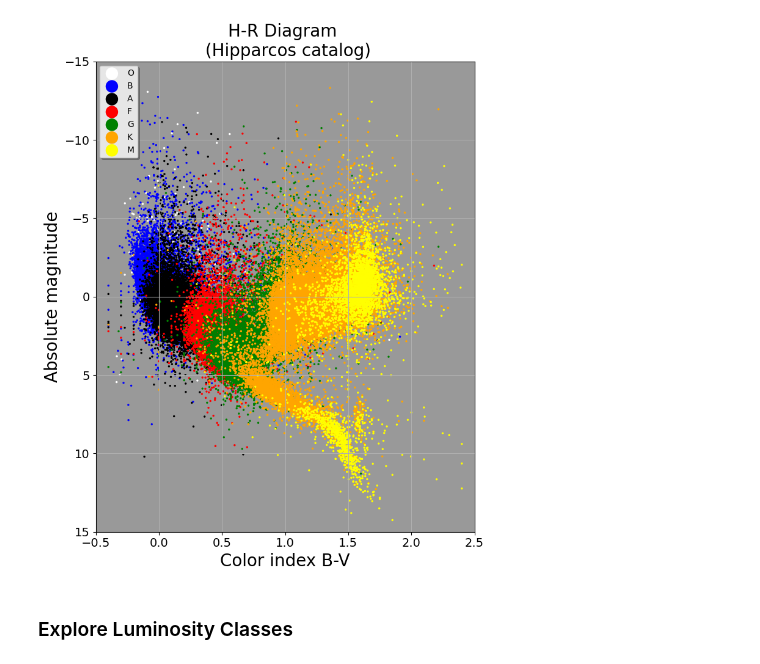
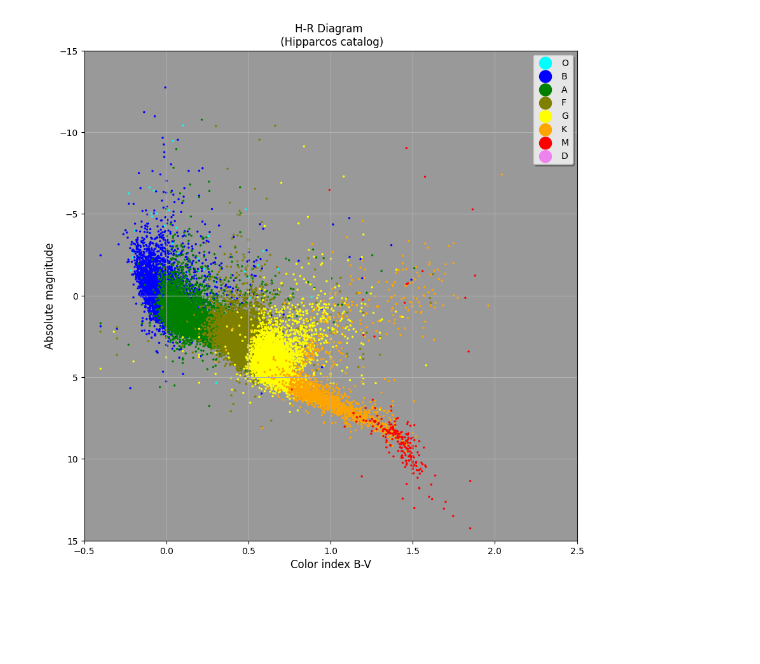
Before and after one commit to jeffrwatts/astronomy-notebooks, a Jupyter notebook: Hertzsprung-Russell.ipynb, the cells around one changed output. Saved outputs shown, nothing was run; the diff lists cells and outputs as text; code cells hidden in the pictures; blank space fills up the shorter version.

```diff
--- a/Hertzsprung-Russell.ipynb
+++ b/Hertzsprung-Russell.ipynb
@@ -150,8 +78,9 @@ def plot_luminosity_class(df, b, c, label):
 # %%
-fig, ax = plt.subplots(figsize=(8,10))
+fig = plt.figure(figsize=(10,10))
+ax = fig.add_subplot(111, facecolor='0.6')
 
 ax.set_xlim(-0.5, 2.5)
-ax.set_ylim(15, -10)
+ax.set_ylim(15, -15)
 ax.grid()
 ax.set_title('H-R Diagram \n (Hipparcos catalog)')
 
@@ -161,9 +90,13 @@ ax.xaxis.label.set_fontsize(20)
 ax.set_ylabel('Absolute magnitude')
 ax.yaxis.label.set_fontsize(20)
 
-ax.scatter(df_clean['B-V'], df_clean['M_V'],
-#           s=50, edgecolors='none', alpha=0.015, c='k')
-           s=1, edgecolors='none', c='k')
+for spectral_type, color in color_mapping.items():
+    f = lambda s: s[0]==spectral_type
+    ix = df['spectral_type'].map(f)
+    ax.scatter(df['b_v'][ix], df['absolute_mag'][ix], c = color, s=6, edgecolors='none', label = spectral_type)
 
 ax.tick_params(axis='both', labelsize=14)
+legend = ax.legend(scatterpoints=1,markerscale = 6, shadow=True)
+frame = legend.get_frame()
+frame.set_facecolor('0.90')
 # %% [output]
@@ -173,52 +104,31 @@ ax.tick_params(axis='both', labelsize=14)
+# %%
+# Filter to Main Sequence only
+f = lambda s: ('V' in s) and ('VI' not in s) and ('IV' not in s)
+idx  = df['spectral_type'].apply(f)
+df_main_seq = df[idx]
 # %%
-fig = plt.figure(figsize=(8,10))
+fig = plt.figure(figsize=(10,10))
 ax = fig.add_subplot(111, facecolor='0.6')
 
 ax.set_xlim(-0.5, 2.5)
 ax.set_ylim(15, -15)
 ax.grid()
 ax.set_title('H-R Diagram \n (Hipparcos catalog)')
 
-ax.title.set_fontsize(20)
+ax.title.set_fontsize(12)
 ax.set_xlabel('Color index B-V')
-ax.xaxis.label.set_fontsize(20)
+ax.xaxis.label.set_fontsize(12)
 ax.set_ylabel('Absolute magnitude')
-ax.yaxis.label.set_fontsize(20)
+ax.yaxis.label.set_fontsize(12)
 
-#'OBAFGKM'
-f = lambda s: s[0]=='O'
-b = df_clean['SpType'].map(f)
-plot_spectral_class(df_clean, b,'white', 'O')
+for spectral_type, color in color_mapping.items():
+    f = lambda s: s[0]==spectral_type
+    ix = df['spectral_type'].map(f)
+    ax.scatter(df_main_seq['b_v'][ix], df_main_seq['absolute_mag'][ix], c = color, s=6, edgecolors='none', label = spectral_type)
 
-f = lambda s: s[0]=='B'
-b = df_clean['SpType'].map(f)
-plot_spectral_class(df_clean, b,'blue', 'B')
-
-f = lambda s: s[0]=='A'
-b = df_clean['SpType'].map(f)
-plot_spectral_class(df_clean, b,'black', 'A')
-
-f = lambda s: s[0]=='F'
-b = df_clean['SpType'].map(f)
-plot_spectral_class(df_clean, b,'red', 'F')
-
-f = lambda s: s[0]=='G'
-b = df_clean['SpType'].map(f)
-plot_spectral_class(df_clean, b,'green', 'G')
-
-f = lambda s: s[0]=='K'
-b = df_clean['SpType'].map(f)
-plot_spectral_class(df_clean, b,'orange', 'K')
-
-f = lambda s: s[0]=='M'
-b = df_clean['SpType'].map(f)
-plot_spectral_class(df_clean, b,'yellow', 'M')
-
-ax.tick_params(axis='both', labelsize=14)
+ax.tick_params(axis='both', labelsize=10)
 legend = ax.legend(scatterpoints=1,markerscale = 6, shadow=True)
 frame = legend.get_frame()
 frame.set_facecolor('0.90')
 # %% [output]
-[figure, old version]
+[figure, new version]
-# %% [markdown]
-### Explore Luminosity Classes
```
Also changed, not shown: parts of 20 cells of this notebook.
